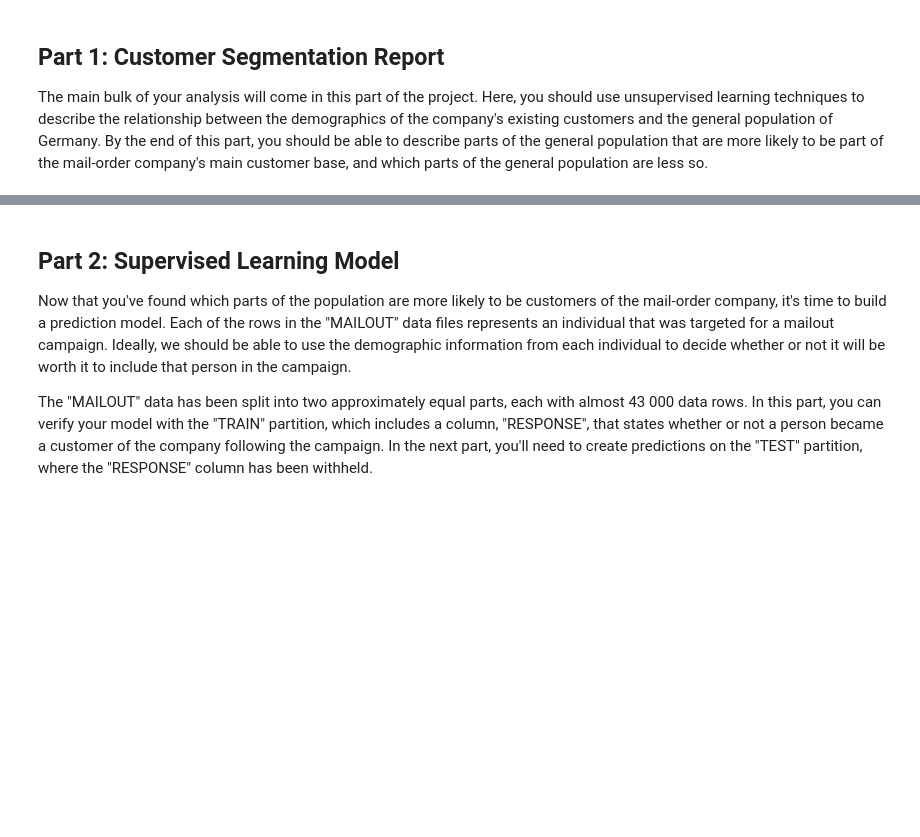
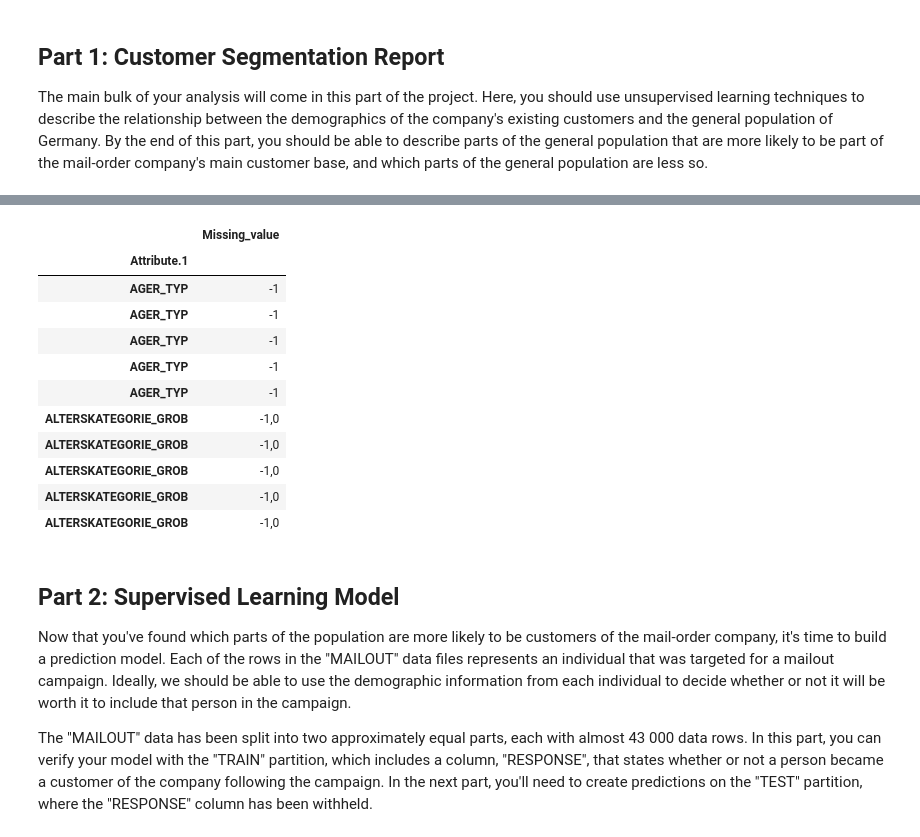
Before and after one commit to jmcabreira-zz/Data-Science-Projects, a Jupyter notebook: Customer_Segmentation_Report/Arvato_Project_Workbook.ipynb, the cells around one changed output, grey strips where cells are left out. Cells and saved outputs as stored; diff of their text form; code cells hidden in the pictures; blank space fills up the shorter version.

```diff
--- a/Customer_Segmentation_Report/Arvato_ Project_Workbook.ipynb
+++ b/Customer_Segmentation_Report/Arvato_Project_Workbook.ipynb
@@ -160,0 +199,10 @@ memory usage: 88.3+ KB
+# %%
+missing_code_df = data_info.drop(['Description','Value','Meaning'], axis = 1)
+missing_code_df.set_index('Attribute.1', inplace = True)
+
+#missing_code_df['Missing_value'] = missing_code_df['Missing_value'].str.replace('[','').replace(']','').split(',').values
+
+
+display('Missing codes and dtype: ',missing_code_df.Missing_value.unique())
+print()
+missing_code_df.head()
@@ -161,3 +219,20 @@ memory usage: 88.3+ KB
+# %%
+# parse missing_value to list of values
+missing_code_df['Missing_value'] = missing_code_df['Missing_value'].str.replace('[','').str.replace(']','')
+missing_code_df.head(10)
+# %% [output]
+|  | Missing_value |
+| Attribute.1 |  |
+| AGER_TYP | -1 |
+| AGER_TYP | -1 |
+| AGER_TYP | -1 |
+| AGER_TYP | -1 |
+| AGER_TYP | -1 |
+| ALTERSKATEGORIE_GROB | -1,0 |
+| ALTERSKATEGORIE_GROB | -1,0 |
+| ALTERSKATEGORIE_GROB | -1,0 |
+| ALTERSKATEGORIE_GROB | -1,0 |
+| ALTERSKATEGORIE_GROB | -1,0 |
 # %% [markdown]
 ## Part 2: Supervised Learning Model
 
```
Also changed, not shown: parts of 14 cells of this notebook.
